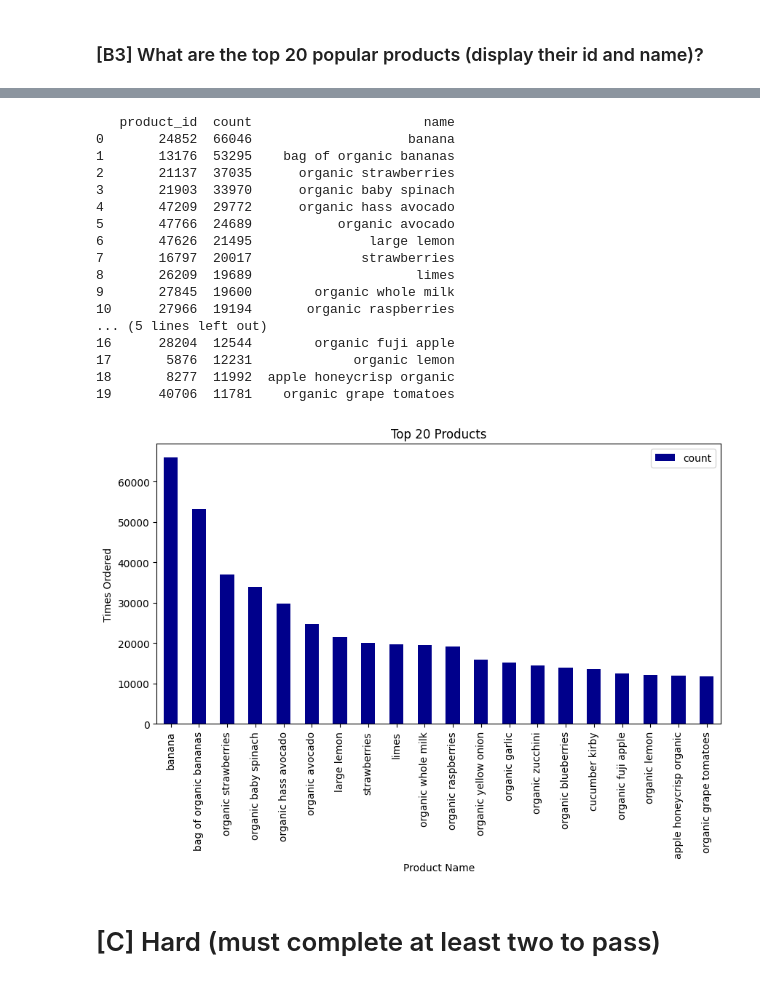
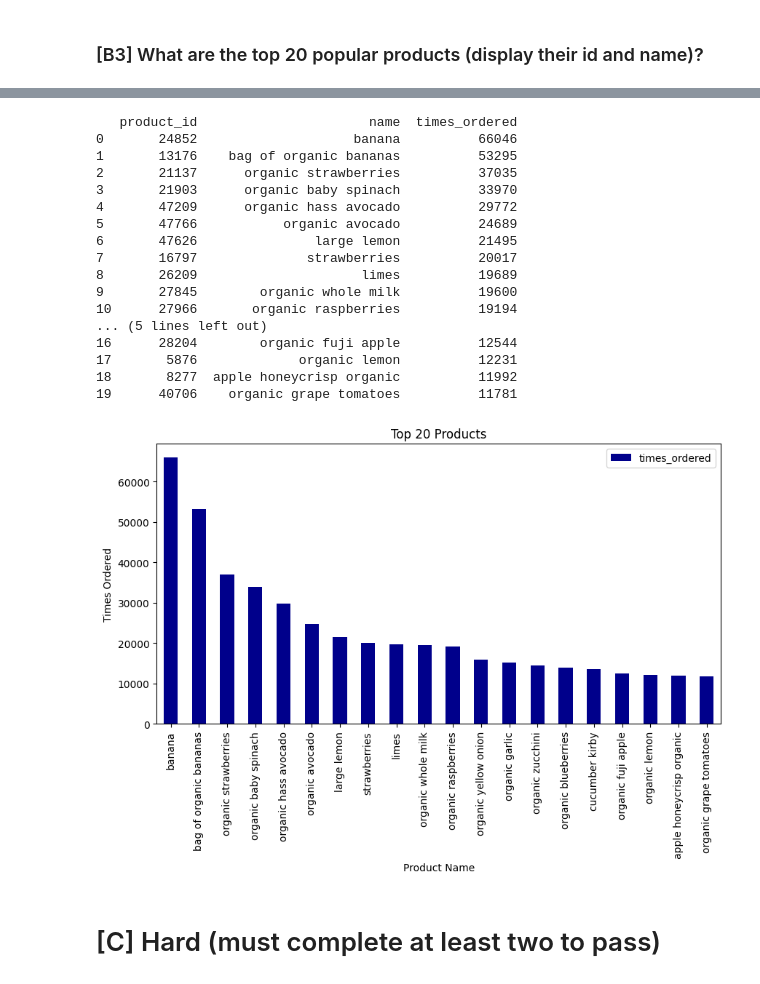
Before and after one commit to Malokingi/EDA-Project, a Jupyter notebook: EDA_notebook.ipynb, the cells around one changed output, grey strips where cells are left out. Saved outputs shown, nothing was run; the diff lists cells and outputs as text; code cells hidden in the pictures.

```diff
--- a/EDA_notebook.ipynb
+++ b/EDA_notebook.ipynb
@@ -81,14 +80,13 @@ i_df['days_since_prior_order'] = i_df['days_since_prior_order'].astype('int8')
 # Check for fully duplicate rows
 p_df = pd.read_csv('./data/products.csv', sep=';')
 p_df = p_df.rename(columns={
-    'product_id': 'id',
     'product_name': 'name'
 })
 # print(i_df.duplicated().value_counts(), 'out of', i_df.shape[0])
 # %%
 # Set index, fill na values, and Change Col data types to save space and
 # to make it easier to use the data later
-p_df['id'] = p_df['id'].astype(str)
+p_df['product_id'] = p_df['product_id'].astype(str)
 p_df = p_df.reset_index(drop=True)
 
 p_df['aisle_id'] = p_df['aisle_id'].astype(str)
@@ -359,8 +355,10 @@ One Customer seems to have ordered 28 times, though.
 ### [B3] What are the top 20 popular products (display their id and name)?
 # %%
 # Isolate product ids (and frequencies) of the top 20 most frequently Ordered Products from the order_products df
-order_freq = o_df.groupby('product_id')['order_id'].count().sort_values(ascending=False).head(20).reset_index()
+order_freq_full = o_df.groupby('product_id')['order_id'].count().sort_values(ascending=False).reset_index()
+order_freq_full = order_freq_full.rename(columns={'order_id': 'times_ordered'})
+order_freq = order_freq_full.head(20)
 
 # Check Data
-# print(order_freq)
+print(order_freq)
 # %% [output]
@@ -384,48 +382,47 @@ order_freq = o_df.groupby('product_id')['order_id'].count().sort_values(ascendin
 # %%
 # Map product_id to id in p_df and add the name column
-order_freq['name'] = order_freq['product_id'].apply(lambda x: p_df.set_index('id').loc[x, 'name'])
+# order_freq['name'] = order_freq['product_id'].apply(lambda x: p_df.set_index('product_id').loc[x, 'name'])
+order_freq = order_freq.merge(p_df[['product_id', 'name']], on='product_id')
 
-# Add order count column
-order_freq = order_freq.rename(columns={'order_id': 'count'})
 
 # Display order_freq
-# print(order_freq)
+print(order_freq[['product_id', 'name', 'times_ordered']])
 # %% [output]
-   product_id  count                      name
-0       24852  66046                    banana
-1       13176  53295    bag of organic bananas
-2       21137  37035      organic strawberries
-3       21903  33970      organic baby spinach
-4       47209  29772      organic hass avocado
-5       47766  24689           organic avocado
-6       47626  21495               large lemon
-7       16797  20017              strawberries
-8       26209  19689                     limes
-9       27845  19600        organic whole milk
-10      27966  19194       organic raspberries
+   product_id                      name  times_ordered
+0       24852                    banana          66046
+1       13176    bag of organic bananas          53295
+2       21137      organic strawberries          37035
+3       21903      organic baby spinach          33970
+4       47209      organic hass avocado          29772
+5       47766           organic avocado          24689
+6       47626               large lemon          21495
+7       16797              strawberries          20017
+8       26209                     limes          19689
+9       27845        organic whole milk          19600
+10      27966       organic raspberries          19194
 ... (5 lines left out)
-16      28204  12544        organic fuji apple
-17       5876  12231             organic lemon
-18       8277  11992  apple honeycrisp organic
-19      40706  11781    organic grape tomatoes
+16      28204        organic fuji apple          12544
+17       5876             organic lemon          12231
+18       8277  apple honeycrisp organic          11992
+19      40706    organic grape tomatoes          11781
 # %%
 # Make a Bar Chart
 order_freq.plot(
     kind='bar',
     x='name',
-    y='count',
+    y='times_ordered',
     xlabel='Product Name',
     ylabel='Times Ordered',
     color='darkblue',
     title='Top 20 Products',
     figsize=[10, 5],
     rot=90
 )
 
 # Display the plot
 plt.show()
 # %% [output]
-[figure, old version]
+[figure, new version]
 # %% [markdown]
 # [C] Hard (must complete at least two to pass)
 # %% [markdown]
```
Also changed, not shown: parts of 24 cells of this notebook, 2 other files.
